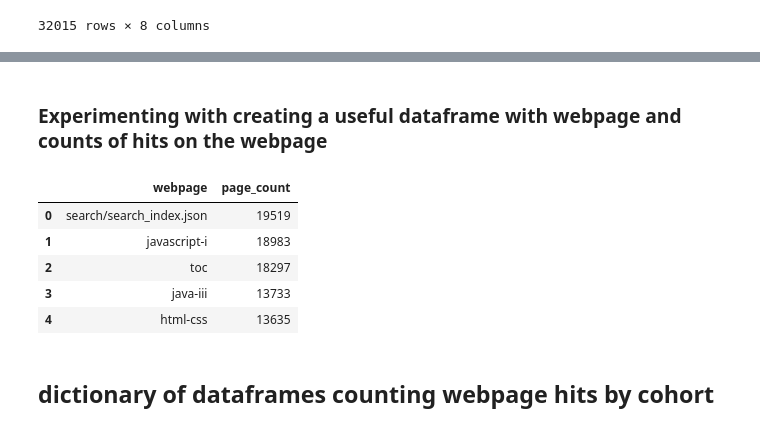
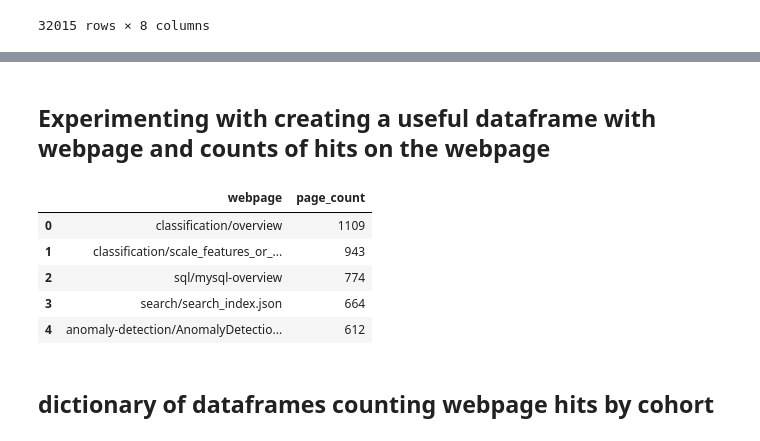
Before and after one commit to codeupdonuts/anomaly-project, a Jupyter notebook: jcrosenberger-notebook.ipynb, the cells around one changed output, grey strips where cells are left out. Cells and saved outputs as stored; diff of their text form; code cells hidden in the pictures.

```diff
--- a/jcrosenberger-notebook.ipynb
+++ b/jcrosenberger-notebook.ipynb
@@ -357,25 +404,30 @@ TypeError: 'dict_keys' object is not subscriptable
 # %% [markdown]
-### Experimenting with creating a useful dataframe with webpage and counts of hits on the webpage
+## Experimenting with creating a useful dataframe with webpage and counts of hits on the webpage
 # %%
+'''
+I took Cristina's approach to build a dataframe for the
+webpage hits and tested it with the previous dictionary
+'''
+
 
 darden = df_dict["Darden"]['page'].value_counts()
 darden = pd.DataFrame(darden)
 darden.columns = ['page_count']
 
 darden = darden.reset_index()
 darden = darden[darden['index'] != '/']
 
 darden = darden.rename(columns={'index':'webpage'})
 darden = darden.reset_index()
 darden = darden.drop(columns=['index'])
 darden.head()
 # %% [output]
 |  | webpage | page_count |
-| 0 | search/search_index.json | 19519 |
-| 1 | javascript-i | 18983 |
-| 2 | toc | 18297 |
-| 3 | java-iii | 13733 |
-| 4 | html-css | 13635 |
+| 0 | classification/overview | 1109 |
+| 1 | classification/scale_features_or_... | 943 |
+| 2 | sql/mysql-overview | 774 |
+| 3 | search/search_index.json | 664 |
+| 4 | anomaly-detection/AnomalyDetectio... | 612 |
 # %% [markdown]
 ## dictionary of dataframes counting webpage hits by cohort
 # %%
```
Also changed, not shown: parts of 16 cells of this notebook.
